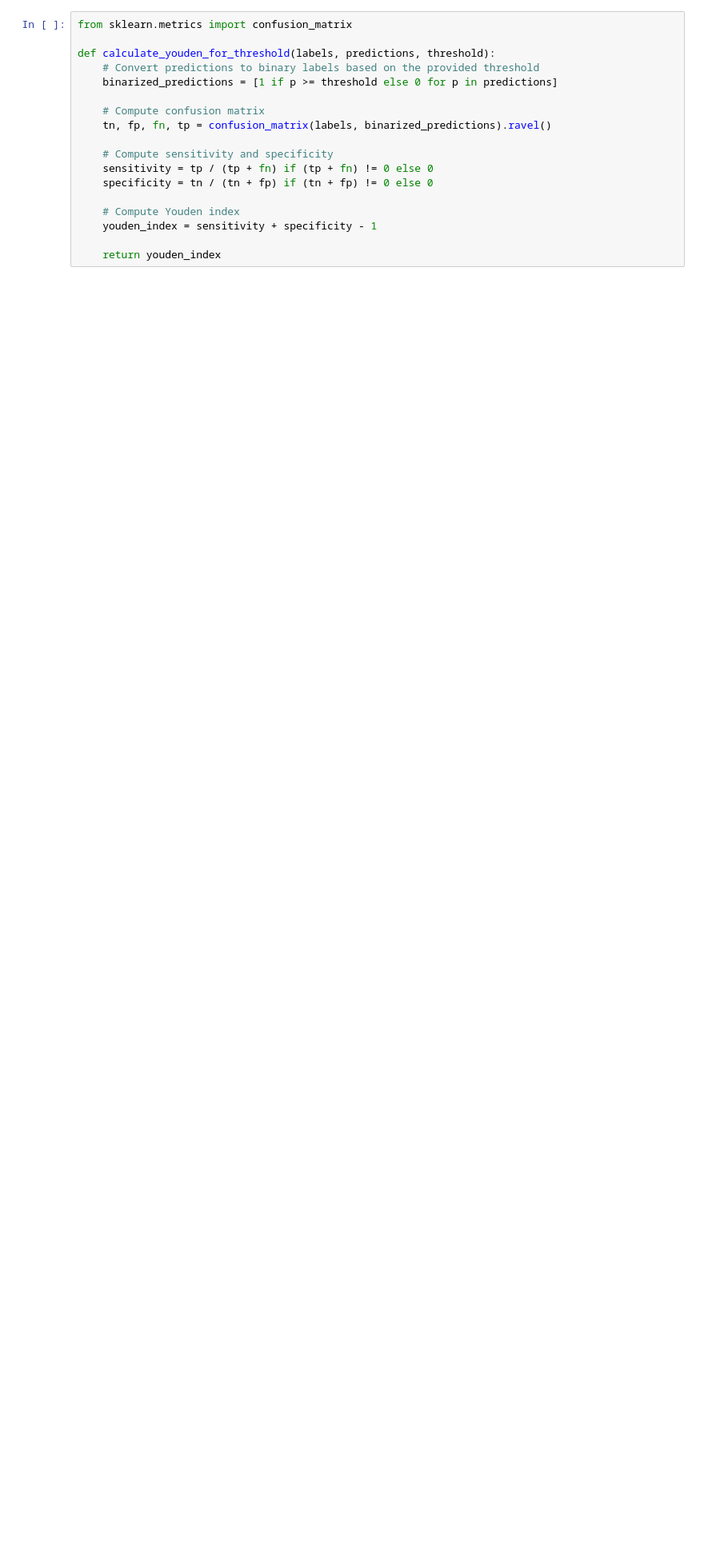
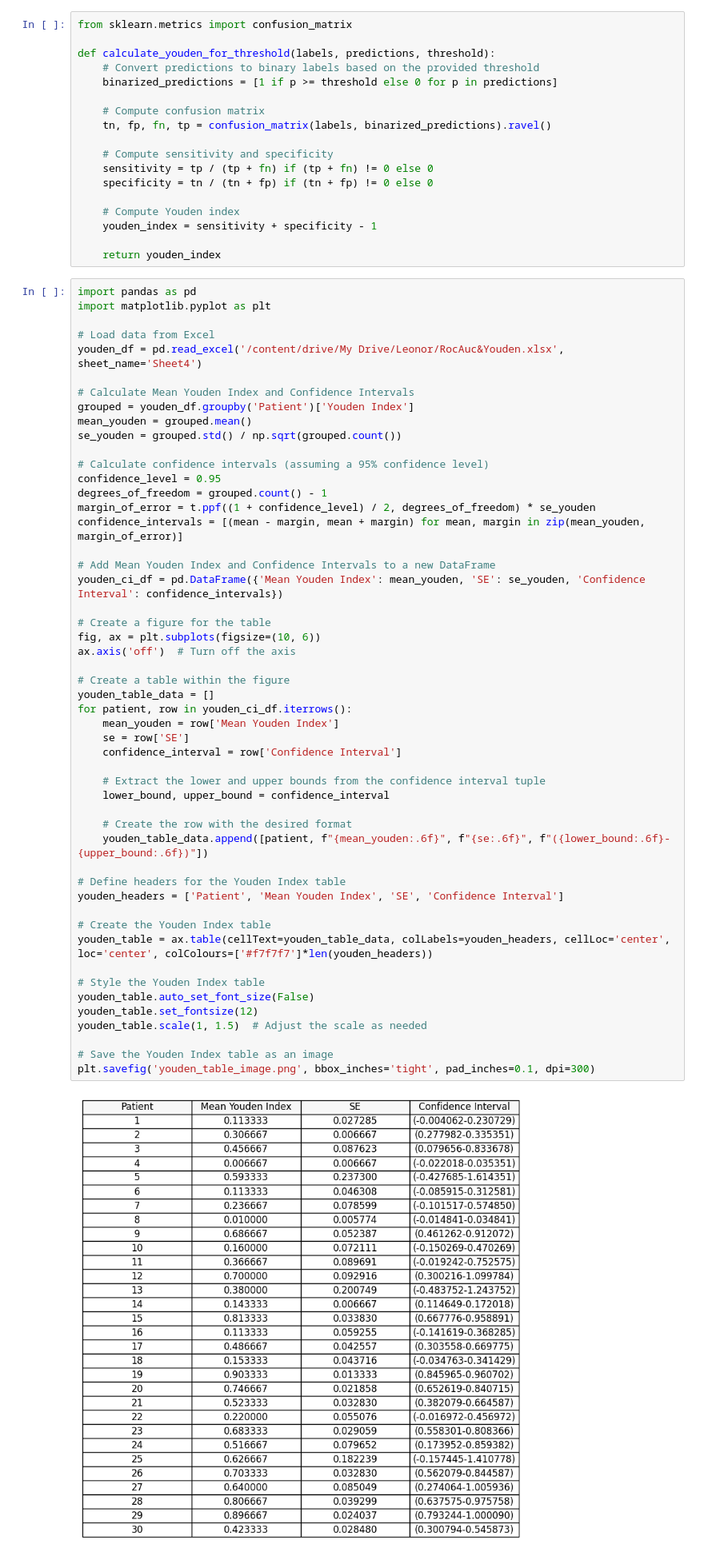
Before and after one commit to leonorlavina/CAEforSeizureDetection, a Jupyter notebook: CAESZDETECTION.ipynb, the cells around one changed output. Shown at 80% size. Cells and saved outputs as stored; diff of their text form; blank space fills up the shorter version.

```diff
--- a/CAESZDETECTION.ipynb
+++ b/CAESZDETECTION.ipynb
@@ -1059,6 +1134,59 @@ def calculate_youden_for_threshold(labels, predictions, threshold):
     youden_index = sensitivity + specificity - 1
 
     return youden_index
+# %%
+import pandas as pd
+import matplotlib.pyplot as plt
+
+# Load data from Excel
+youden_df = pd.read_excel('/content/drive/My Drive/Leonor/RocAuc&Youden.xlsx', sheet_name='Sheet4')
+
+# Calculate Mean Youden Index and Confidence Intervals
+grouped = youden_df.groupby('Patient')['Youden Index']
+mean_youden = grouped.mean()
+se_youden = grouped.std() / np.sqrt(grouped.count())
+
+# Calculate confidence intervals (assuming a 95% confidence level)
+confidence_level = 0.95
+degrees_of_freedom = grouped.count() - 1
+margin_of_error = t.ppf((1 + confidence_level) / 2, degrees_of_freedom) * se_youden
+confidence_intervals = [(mean - margin, mean + margin) for mean, margin in zip(mean_youden, margin_of_error)]
+
+# Add Mean Youden Index and Confidence Intervals to a new DataFrame
+youden_ci_df = pd.DataFrame({'Mean Youden Index': mean_youden, 'SE': se_youden, 'Confidence Interval': confidence_intervals})
+
+# Create a figure for the table
+fig, ax = plt.subplots(figsize=(10, 6))
+ax.axis('off')  # Turn off the axis
+
+# Create a table within the figure
+youden_table_data = []
+for patient, row in youden_ci_df.iterrows():
+    mean_youden = row['Mean Youden Index']
+    se = row['SE']
+    confidence_interval = row['Confidence Interval']
+
+    # Extract the lower and upper bounds from the confidence interval tuple
+    lower_bound, upper_bound = confidence_interval
+
+    # Create the row with the desired format
+    youden_table_data.append([patient, f"{mean_youden:.6f}", f"{se:.6f}", f"({lower_bound:.6f}-{upper_bound:.6f})"])
+
+# Define headers for the Youden Index table
+youden_headers = ['Patient', 'Mean Youden Index', 'SE', 'Confidence Interval']
+
+# Create the Youden Index table
+youden_table = ax.table(cellText=youden_table_data, colLabels=youden_headers, cellLoc='center', loc='center', colColours=['#f7f7f7']*len(youden_headers))
+
+# Style the Youden Index table
+youden_table.auto_set_font_size(False)
+youden_table.set_fontsize(12)
+youden_table.scale(1, 1.5)  # Adjust the scale as needed
+
+# Save the Youden Index table as an image
+plt.savefig('youden_table_image.png', bbox_inches='tight', pad_inches=0.1, dpi=300)
+# %% [output]
+[figure, added]
 # %% [markdown]
 # Run this Cell
 # %%
```
Also changed, not shown: parts of 13 cells of this notebook.
